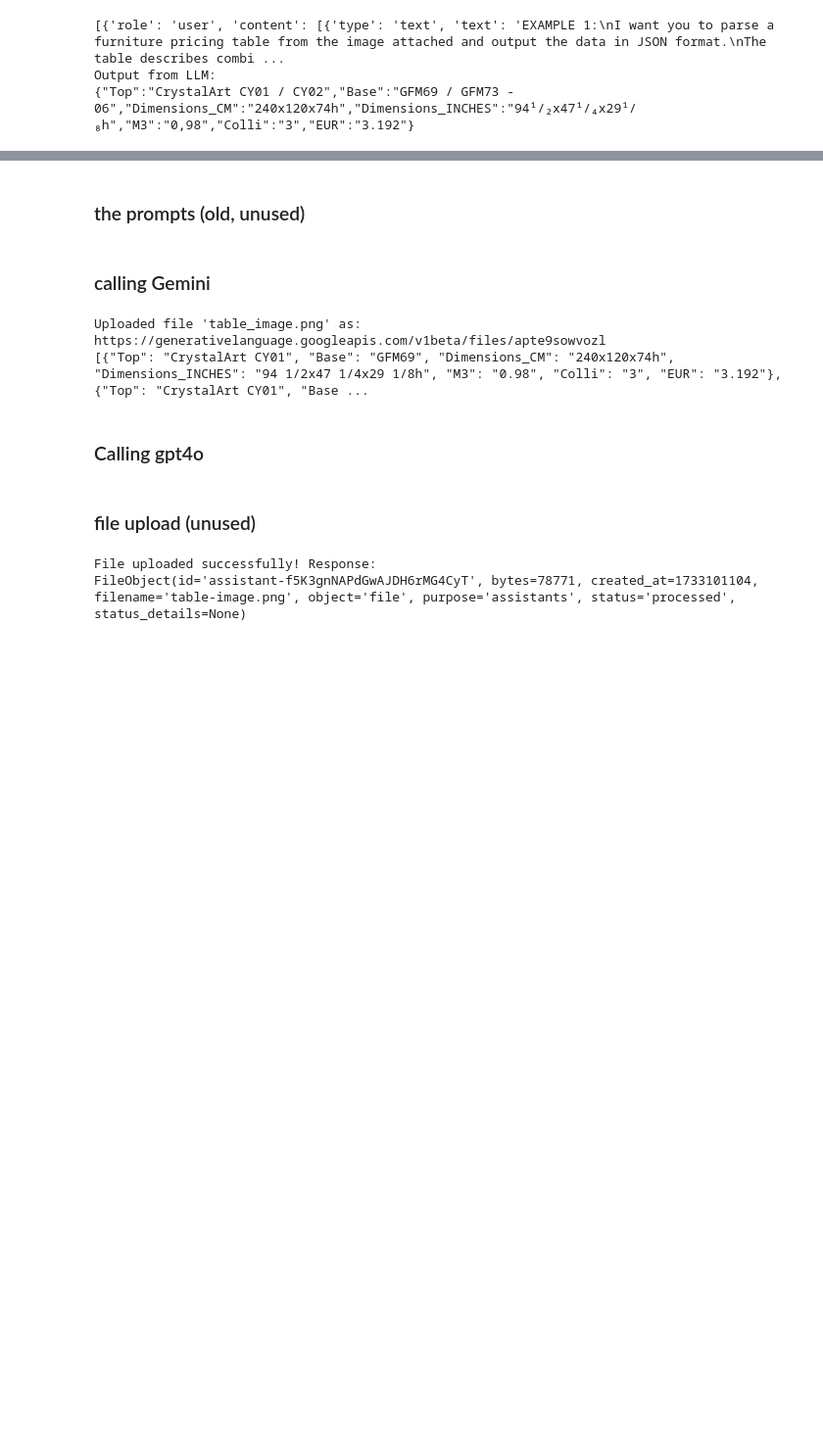
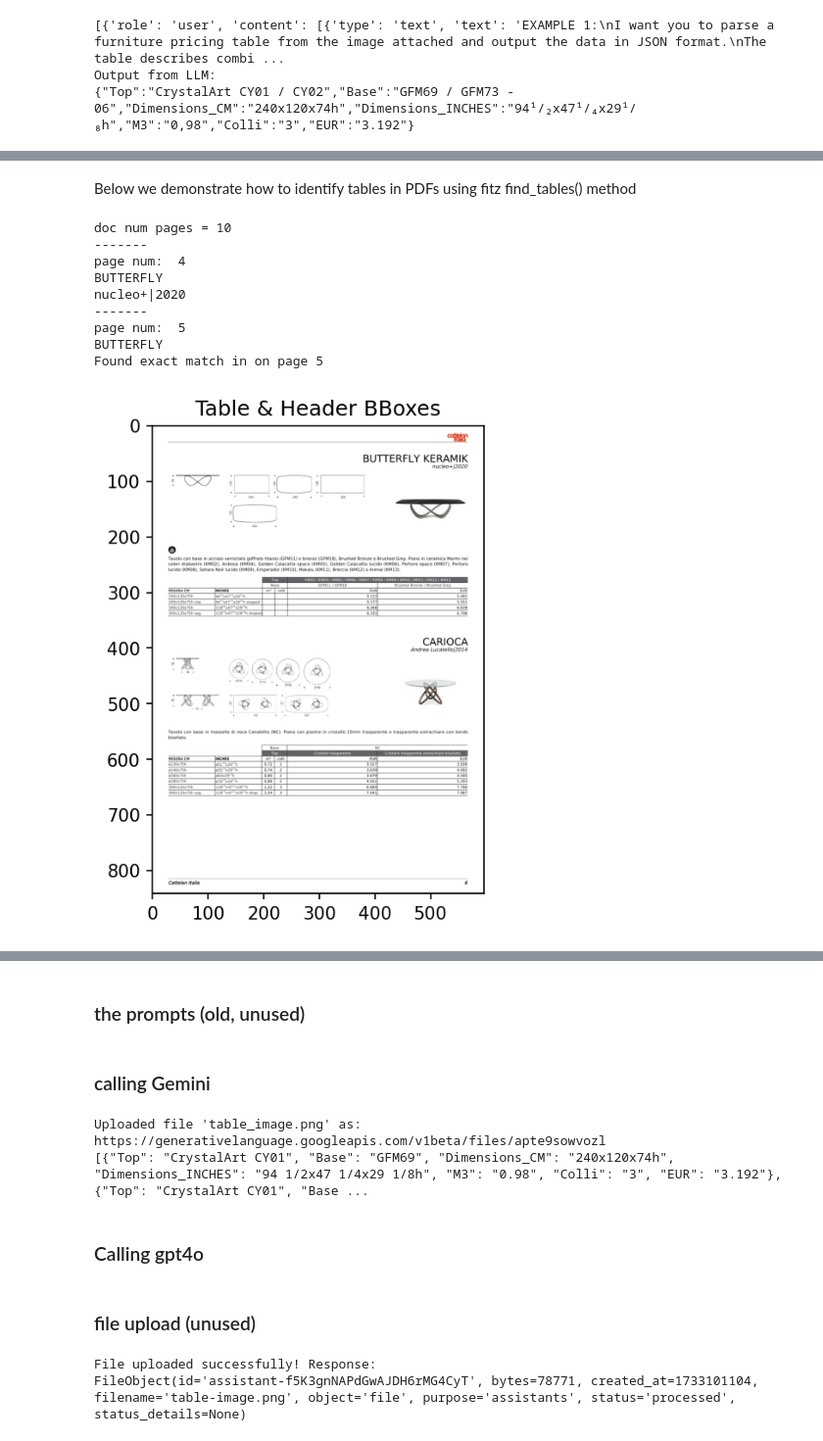
Before and after one commit to bayek10/AI-unstructured-data, a Jupyter notebook: furniture_price_extraction_2.ipynb, the cells around one changed output, grey strips where cells are left out. Shown at 98% size. Saved outputs shown, nothing was run; the diff lists cells and outputs as text; code cells hidden in the pictures; blank space fills up the shorter version.

```diff
--- a/furniture_price_extraction_2.ipynb
+++ b/furniture_price_extraction_2.ipynb
@@ -481 +879,80 @@ Output from LLM:
+# %% [markdown]
+Below we demonstrate how to identify tables in PDFs using fitz find_tables() method
+# %%
+### TEST CODE BLOCK
+
+def show_image(item, title=""):
+    """Display a pixmap.
+
+    Just to display Pixmap image of "item" - ignore the man behind the curtain.
+
+    Args:
+        item: any PyMuPDF object having a "get_pixmap" method.
+        title: a string to be used as image title
+
+    Generates an RGB Pixmap from item using a constant DPI and using matplotlib
+    to show it inline of the notebook.
+    """
+    DPI = 150  # use this resolution
+    import numpy as np
+    import matplotlib.pyplot as plt
+
+    # %matplotlib inline
+    pix = item.get_pixmap(dpi=DPI)
+    img = np.ndarray([pix.h, pix.w, 3], dtype=np.uint8, buffer=pix.samples_mv)
+    plt.figure(dpi=DPI)  # set the figure's DPI
+    plt.title(title)  # set title of image
+    _ = plt.imshow(img, extent=(0, pix.w * 72 / DPI, pix.h * 72 / DPI, 0))
+
+pdf_path = "./files/Cattelan Italia ITALIA 08.01.21-pages-2-11.pdf"
+doc = fitz.open(pdf_path)
+print("doc num pages =", len(doc))
+page_render = doc[0]
+
+for page_num in range(len(doc)):
+    page = doc[page_num]
+    search_term = "BUTTERFLY"
+
+    instances = page.search_for(search_term)
+    if instances:
+        for instance in instances:
+            print("-------")
+            surrounding_text = page.get_textbox(instance)
+            print("page num: ", page_num+1)
+            print(surrounding_text)
+            if surrounding_text.strip() == search_term:
+                print(f"Found exact match in on page {page_num + 1}")
+                page_render = page
+
+
+sample_gemini_output = """{"BUTTERFLY KERAMIK": {"brand_name": "Cattelan Italia", "designer": "nucleo+", "year": 2020, "type_of_product": "Tavolo", "all_colors": [{"Alabastro": "KM02"}, {"Ardesia": "KM04"}, {"Golden Calacatta opaco": "KM05"}, {"Golden Calacatta lucido": "KM06"}, {"Portoro opaco": "KM07"}, {"Portoro lucido": "KM08"}, {"Sahara Noir lucido": "KM09"}, {"Emperador": "KM10"}, {"Makalu": "KM11"}, {"Breccia": "KM12"}, {"Arenal": "KM13"}, {"Titanio": "GFM11"}, {"Bronzo": "GFM18"}, {"Brushed Bronze": null}, {"Brushed Grey": null}], "page_reference": null}, "CARIOCA": {"brand_name": "Cattelan Italia", "designer": "Andrea Lucatello", "year": 2014, "type_of_product": "Tavolo", "all_colors": [{"Noce Canaletto": "NC"}, {"Cristallo trasparente": null}, {"Cristallo trasparente extrachiaro bisellato": null}], "page_reference": null}}"""
+# find_next_product_location(doc, 4, "BUTTERFLY KERAMIK", json.loads(output))
+
+# instance = doc[4].search_for("CARIOCA")
+# print(instance)
+# page.draw_rect(instance[0],color=fitz.pdfcolor["green"])
+
+# tables = page.find_tables()
+# print("tables = ", type(tables))
+
+# for table in tables:
+#     table_bbox = table.bbox  # table boundary box
+#     print(table_bbox)
+
+# for i,table in enumerate(tables):  # iterate over all tables
+#     page.draw_rect(table.bbox,color=fitz.pdfcolor["green"])
+#     print(f"Table {i} column names: {table.header.names}, external: {table.header.external}")
+
+show_image(page_render, f"Table & Header BBoxes")
+# %% [output]
+doc num pages = 10
+-------
+page num:  4
+BUTTERFLY
+nucleo+|2020
+-------
+page num:  5
+BUTTERFLY
+Found exact match in on page 5
+[figure, added]
 # %% [markdown]
```
Also changed, not shown: parts of 29 cells of this notebook, 7 other files.
